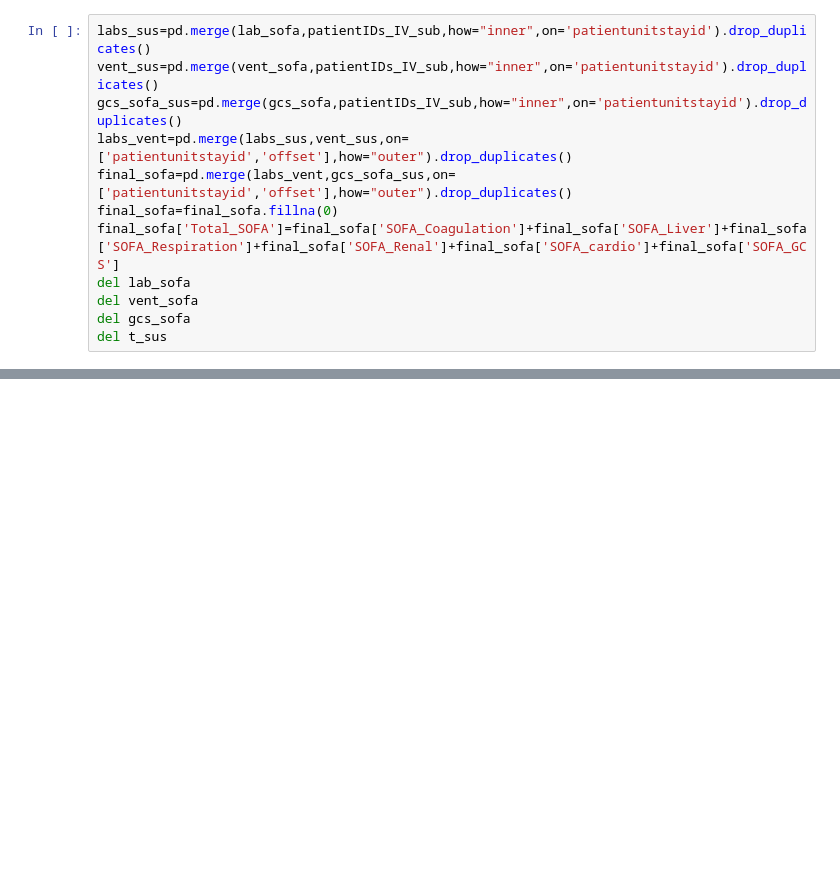
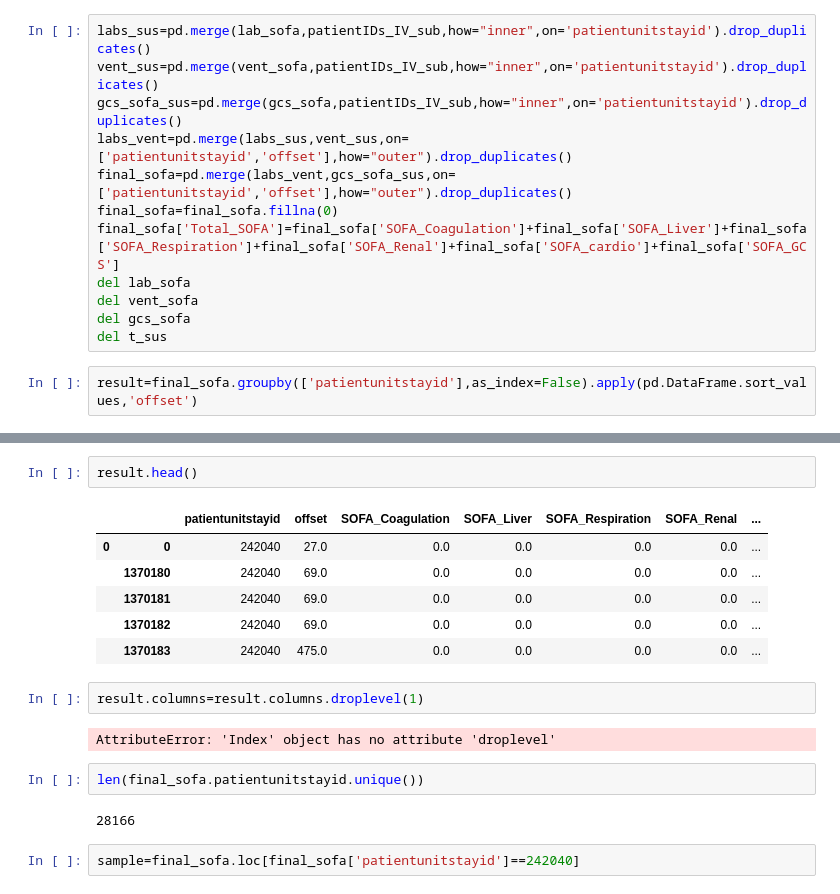
Before and after one commit to Ronet05/GSoC-CBMI-eICU, a Jupyter notebook: Final T_sepsis.ipynb, the cells around one changed output, grey strips where cells are left out. Cells and saved outputs as stored; diff of their text form; blank space fills up the shorter version.

```diff
--- a/Final T_sepsis.ipynb
+++ b/Final T_sepsis.ipynb
@@ -60,3 +60,5 @@ del lab_sofa
 del vent_sofa
 del gcs_sofa
 del t_sus
+# %%
+result=final_sofa.groupby(['patientunitstayid'],as_index=False).apply(pd.DataFrame.sort_values,'offset')
@@ -84,0 +79,19 @@ final_sofa.groupby(['patientunitstayid']).nunique()
+# %%
+result.head()
+# %% [output]
+|  |  | patientunitstayid | offset | SOFA_Coagulation | SOFA_Liver | SOFA_Respiration | SOFA_Renal | ... |
+| 0 | 0 | 242040 | 27.0 | 0.0 | 0.0 | 0.0 | 0.0 | ... |
+|  | 1370180 | 242040 | 69.0 | 0.0 | 0.0 | 0.0 | 0.0 | ... |
+|  | 1370181 | 242040 | 69.0 | 0.0 | 0.0 | 0.0 | 0.0 | ... |
+|  | 1370182 | 242040 | 69.0 | 0.0 | 0.0 | 0.0 | 0.0 | ... |
+|  | 1370183 | 242040 | 475.0 | 0.0 | 0.0 | 0.0 | 0.0 | ... |
+# %%
+result.columns=result.columns.droplevel(1)
+# %% [output]
+AttributeError: 'Index' object has no attribute 'droplevel'
+# %%
+len(final_sofa.patientunitstayid.unique())
+# %% [output]
+28166
+# %%
+sample=final_sofa.loc[final_sofa['patientunitstayid']==242040]
```
Also changed, not shown: parts of 5 cells of this notebook.
